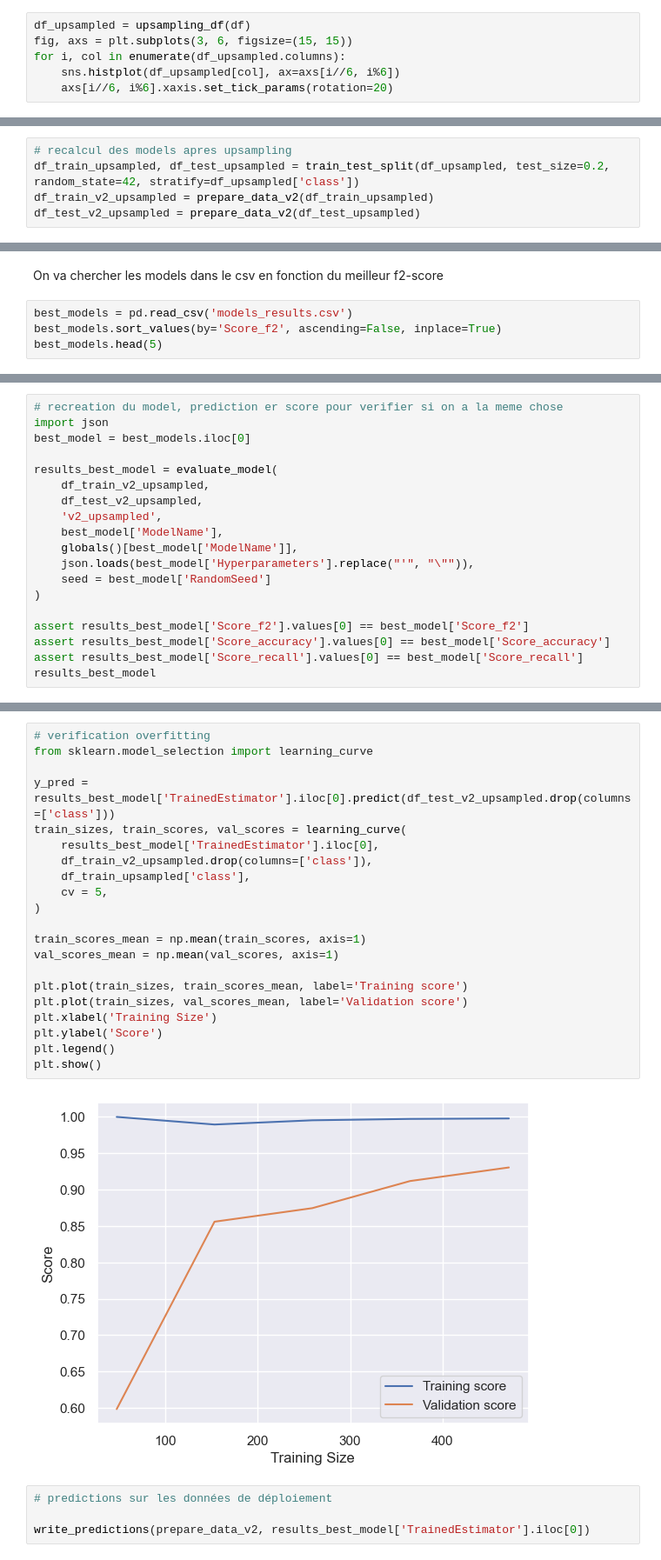
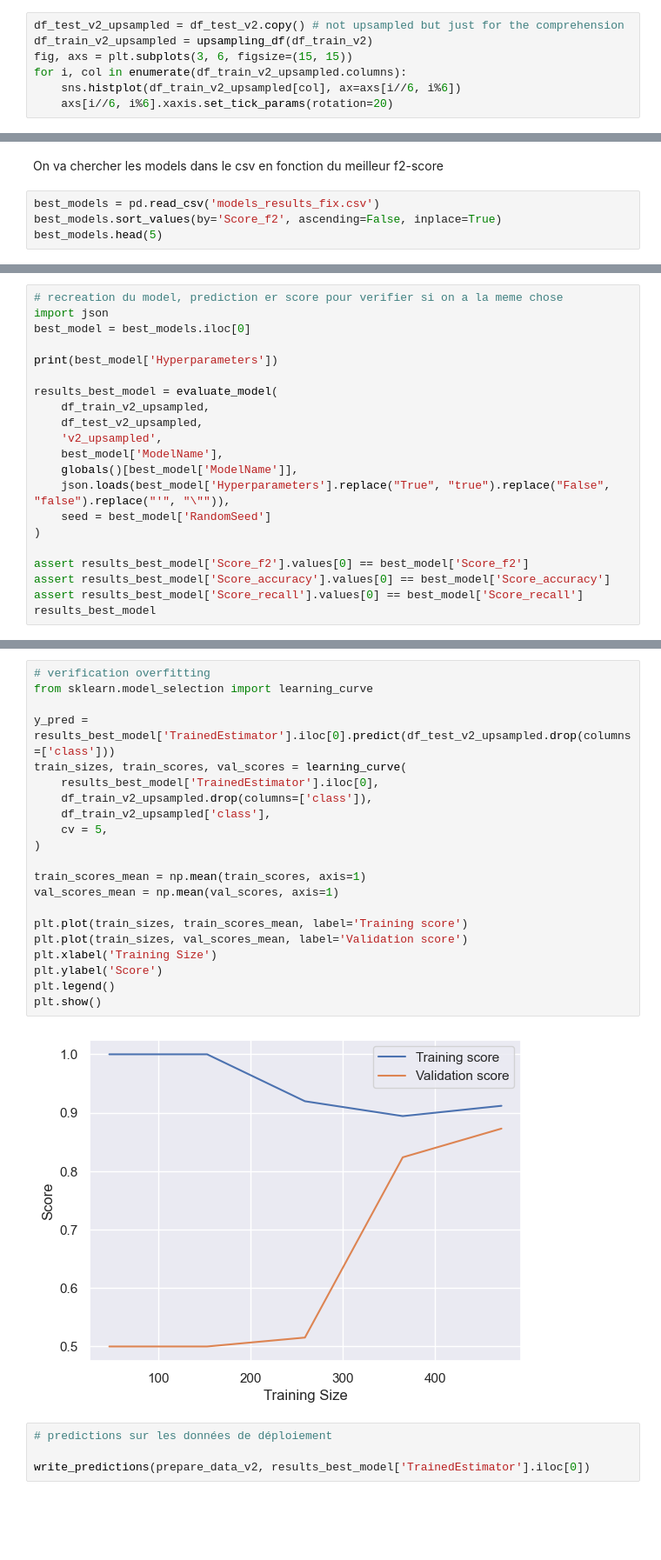
Before and after one commit to jo-pouradier/machine-learning-cpe, a Jupyter notebook: hospital-prediction.ipynb, the cells around one changed output, grey strips where cells are left out. Shown at 87% size. Cells and saved outputs as stored; diff of their text form; blank space fills up the shorter version.

```diff
--- a/hospital-prediction.ipynb
+++ b/hospital-prediction.ipynb
@@ -812,9 +812,10 @@ def upsampling_df(df_fct):
     df_upsampled = pd.concat([df_majority, df_minority_upsampled])
     return df_upsampled
 # %%
-df_upsampled = upsampling_df(df)
+df_test_v2_upsampled = df_test_v2.copy() # not upsampled but just for the comprehension
+df_train_v2_upsampled = upsampling_df(df_train_v2)
 fig, axs = plt.subplots(3, 6, figsize=(15, 15))
-for i, col in enumerate(df_upsampled.columns):
-    sns.histplot(df_upsampled[col], ax=axs[i//6, i%6])
+for i, col in enumerate(df_train_v2_upsampled.columns):
+    sns.histplot(df_train_v2_upsampled[col], ax=axs[i//6, i%6])
     axs[i//6, i%6].xaxis.set_tick_params(rotation=20)
 # %% [output]
@@ -822,8 +823,3 @@ for i, col in enumerate(df_upsampled.columns):
-# %%
-# recalcul des models apres upsampling
-df_train_upsampled, df_test_upsampled = train_test_split(df_upsampled, test_size=0.2, random_state=42, stratify=df_upsampled['class'])
-df_train_v2_upsampled = prepare_data_v2(df_train_upsampled)
-df_test_v2_upsampled = prepare_data_v2(df_test_upsampled)
 # %% [markdown]
 ### Recalcul des models apres upsampling
 # %%
@@ -961,7 +957,7 @@ append_results(result_ensemble)
 # %% [markdown]
 On va chercher les models dans le csv en fonction du meilleur f2-score
 # %%
-best_models = pd.read_csv('models_results.csv')
+best_models = pd.read_csv('models_results_fix.csv')
 best_models.sort_values(by='Score_f2', ascending=False, inplace=True)
 best_models.head(5)
 # %% [output]
@@ -975,6 +971,8 @@ best_models.head(5)
 # recreation du model, prediction er score pour verifier si on a la meme chose
 import json
 best_model = best_models.iloc[0]
+
+print(best_model['Hyperparameters'])
 
 results_best_model = evaluate_model(
     df_train_v2_upsampled,
@@ -982,7 +980,7 @@ results_best_model = evaluate_model(
     'v2_upsampled',
     best_model['ModelName'],
     globals()[best_model['ModelName']],
-    json.loads(best_model['Hyperparameters'].replace("'", "\"")),
+    json.loads(best_model['Hyperparameters'].replace("True", "true").replace("False", "false").replace("'", "\"")),
     seed = best_model['RandomSeed']
 )
 
@@ -996,26 +995,26 @@ results_best_model
 # %%
 # verification overfitting
 from sklearn.model_selection import learning_curve
 
 y_pred = results_best_model['TrainedEstimator'].iloc[0].predict(df_test_v2_upsampled.drop(columns=['class']))
 train_sizes, train_scores, val_scores = learning_curve(
     results_best_model['TrainedEstimator'].iloc[0],
     df_train_v2_upsampled.drop(columns=['class']),
-    df_train_upsampled['class'],
+    df_train_v2_upsampled['class'],
     cv = 5,
 )
 
 train_scores_mean = np.mean(train_scores, axis=1)
 val_scores_mean = np.mean(val_scores, axis=1)
 
 plt.plot(train_sizes, train_scores_mean, label='Training score')
 plt.plot(train_sizes, val_scores_mean, label='Validation score')
 plt.xlabel('Training Size')
 plt.ylabel('Score')
 plt.legend()
 plt.show()
 # %% [output]
-[figure, old version]
+[figure, new version]
 # %%
 # predictions sur les données de déploiement
 
```
Also changed, not shown: parts of 13 cells of this notebook, 4 other files.
